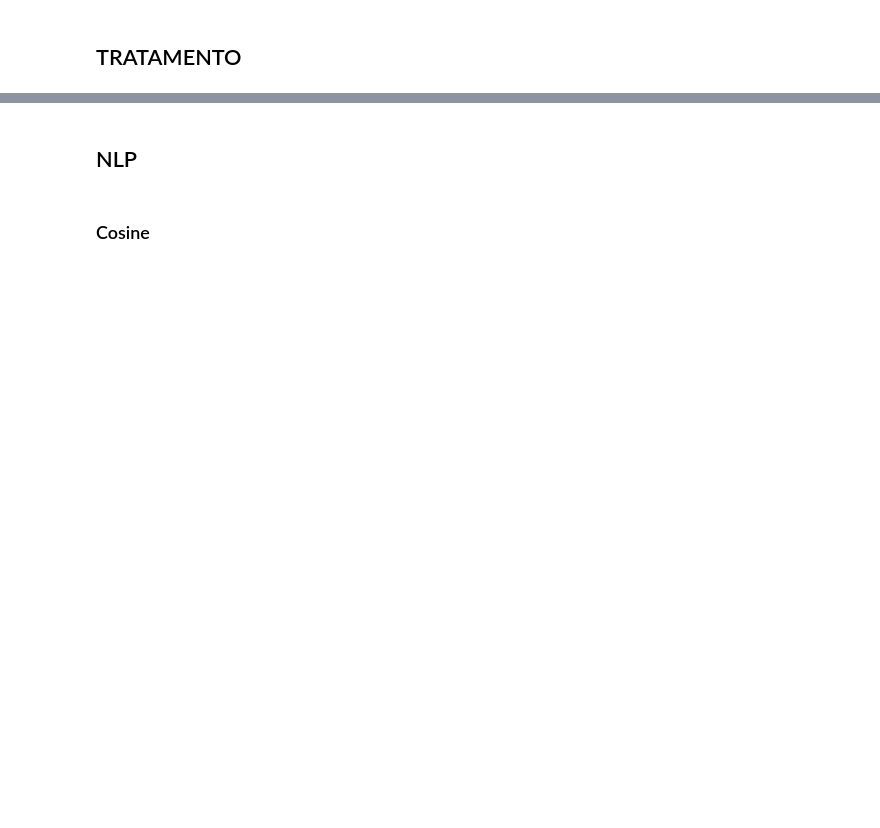
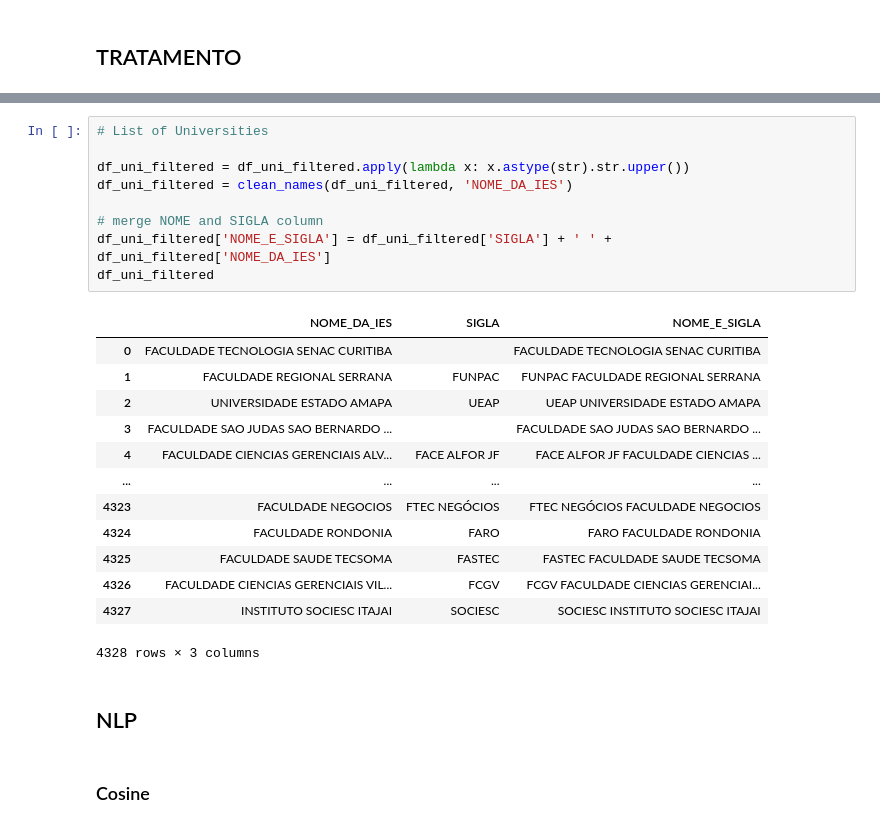
Before and after one commit to ysngwn/mqa, a Jupyter notebook: mqa_1.ipynb, the cells around one changed output, grey strips where cells are left out. Saved outputs shown, nothing was run; the diff lists cells and outputs as text; blank space fills up the shorter version.

```diff
--- a/mqa_1.ipynb
+++ b/mqa_1.ipynb
@@ -100,3 +119,26 @@ df_uni_filtered
+# %%
+# List of Universities
+
+df_uni_filtered = df_uni_filtered.apply(lambda x: x.astype(str).str.upper())
+df_uni_filtered = clean_names(df_uni_filtered, 'NOME_DA_IES')
+
+# merge NOME and SIGLA column
+df_uni_filtered['NOME_E_SIGLA'] = df_uni_filtered['SIGLA'] + ' ' + df_uni_filtered['NOME_DA_IES']
+df_uni_filtered
+# %% [output]
+|  | NOME_DA_IES | SIGLA | NOME_E_SIGLA |
+| 0 | FACULDADE TECNOLOGIA SENAC CURITIBA |  | FACULDADE TECNOLOGIA SENAC CURITIBA |
+| 1 | FACULDADE REGIONAL SERRANA | FUNPAC | FUNPAC FACULDADE REGIONAL SERRANA |
+| 2 | UNIVERSIDADE ESTADO AMAPA | UEAP | UEAP UNIVERSIDADE ESTADO AMAPA |
+| 3 | FACULDADE SAO JUDAS SAO BERNARDO ... |  | FACULDADE SAO JUDAS SAO BERNARDO ... |
+| 4 | FACULDADE CIENCIAS GERENCIAIS ALV... | FACE ALFOR JF | FACE ALFOR JF FACULDADE CIENCIAS ... |
+| ... | ... | ... | ... |
+| 4323 | FACULDADE NEGOCIOS | FTEC NEGÓCIOS | FTEC NEGÓCIOS FACULDADE NEGOCIOS |
+| 4324 | FACULDADE RONDONIA | FARO | FARO FACULDADE RONDONIA |
+| 4325 | FACULDADE SAUDE TECSOMA | FASTEC | FASTEC FACULDADE SAUDE TECSOMA |
+| 4326 | FACULDADE CIENCIAS GERENCIAIS VIL... | FCGV | FCGV FACULDADE CIENCIAS GERENCIAI... |
+| 4327 | INSTITUTO SOCIESC ITAJAI | SOCIESC | SOCIESC INSTITUTO SOCIESC ITAJAI |
+4328 rows × 3 columns
 # %% [markdown]
 ## NLP
 # %% [markdown]
```
Also changed, not shown: parts of 17 cells of this notebook.
